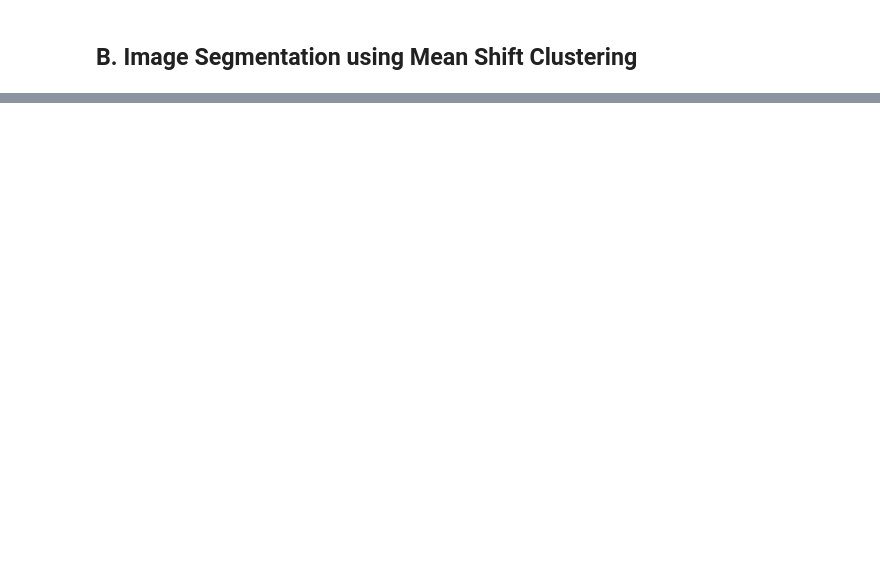
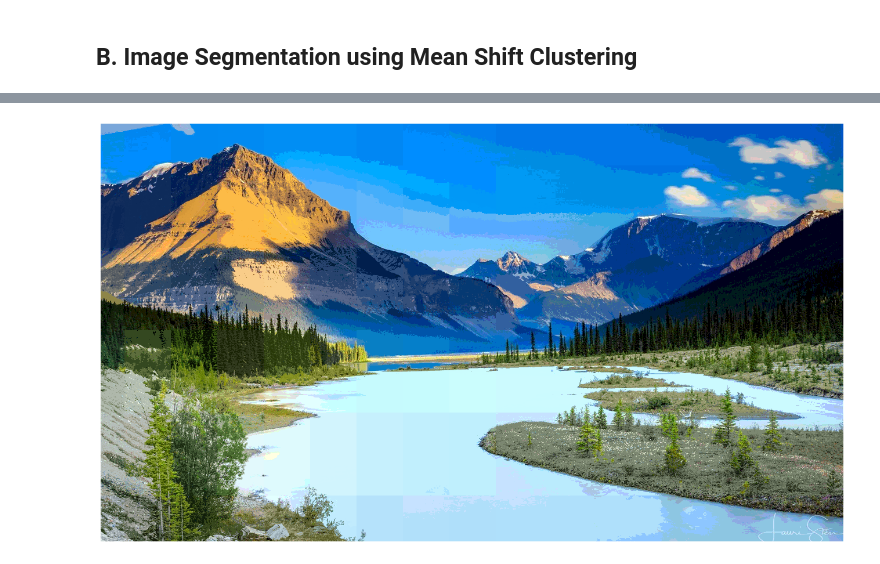
Before and after one commit to eesoymilk/cv, a Jupyter notebook: hw3/2/HW3_2.ipynb, the cells around one changed output, grey strips where cells are left out. Cells and saved outputs as stored; diff of their text form; code cells hidden in the pictures; blank space fills up the shorter version.

```diff
--- a/hw3/2/HW3_2.ipynb
+++ b/hw3/2/HW3_2.ipynb
@@ -169,5 +169,36 @@ showImageCV(img_clustered_pp)
 # %% [markdown]
 ## B. Image Segmentation using Mean Shift Clustering
+# %%
+def group_pixels(
+    img: MatLike,
+    size: int,
+    spatial: bool = False,
+):
+    color = np.linspace(0, 255, size, dtype=np.float32)
+    if spatial:
+        height, width, _ = img.shape
+
+        img = img.reshape((-1, 3))
+        img = img.astype(np.float32)
+        img = np.concatenate(
+            (img, np.mgrid[0:height, 0:width].reshape(2, -1).T), axis=1
+        )
+
+        # Add spatial coordinates with size
+        x_line = np.linspace(0, width, size, dtype=np.float32)
+        y_line = np.linspace(0, height, size, dtype=np.float32)
+        bb, gg, rr, xx, yy = np.meshgrid(color, color, color, x_line, y_line)
+        pts = np.stack((rr, bb, gg, xx, yy), axis=-1).astype(np.float32)
+        pts = pts.reshape(-1, 5)
+    else:
+        bb, gg, rr = np.meshgrid(color, color, color)
+        pts = np.stack((rr, bb, gg), axis=-1).astype(np.float32)
+        pts = pts.reshape(-1, 3)
+
+    kdtree = scipy_spatial.KDTree(pts)
+    _, cloest_groups = kdtree.query(img)
+
+    return cloest_groups, pts
 # %%
 def meanshift(
     img: MatLike,
@@ -249,0 +263,7 @@ showImageCV(img_meanshift)
+# %%
+img_meanshift_spatial = meanshift(
+    image, grouping_size=10, band_width=20, threshold=0.0001, spatial=True
+)
+showImageCV(img_meanshift_spatial)
+# %% [output]
+[figure, added]
```
Also changed, not shown: parts of 6 cells of this notebook, 1 other file.
